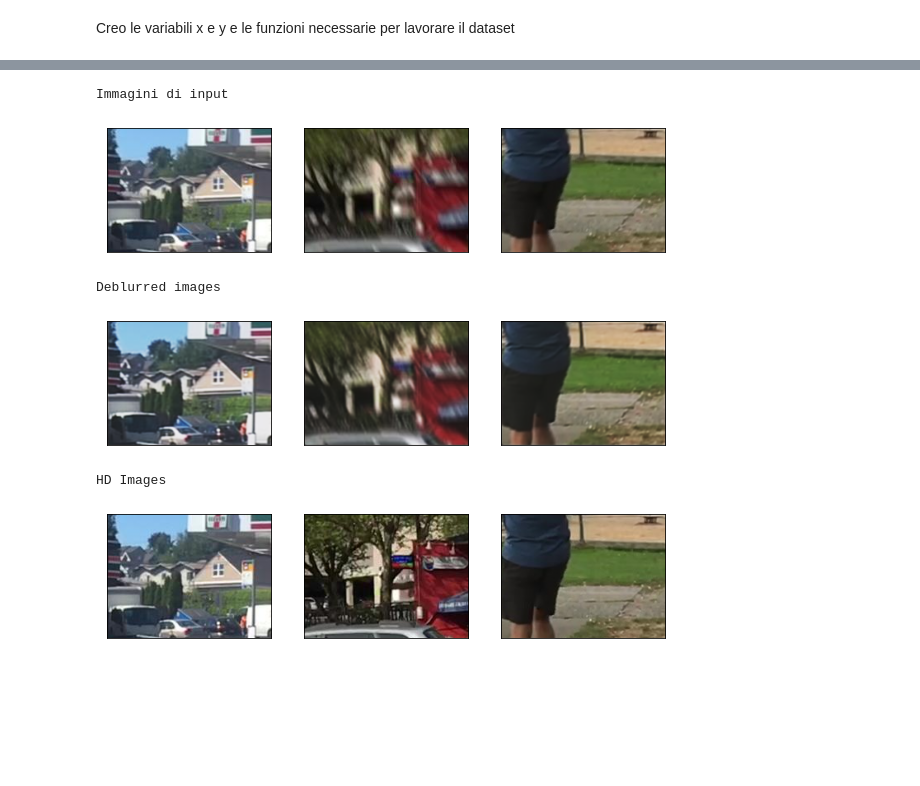
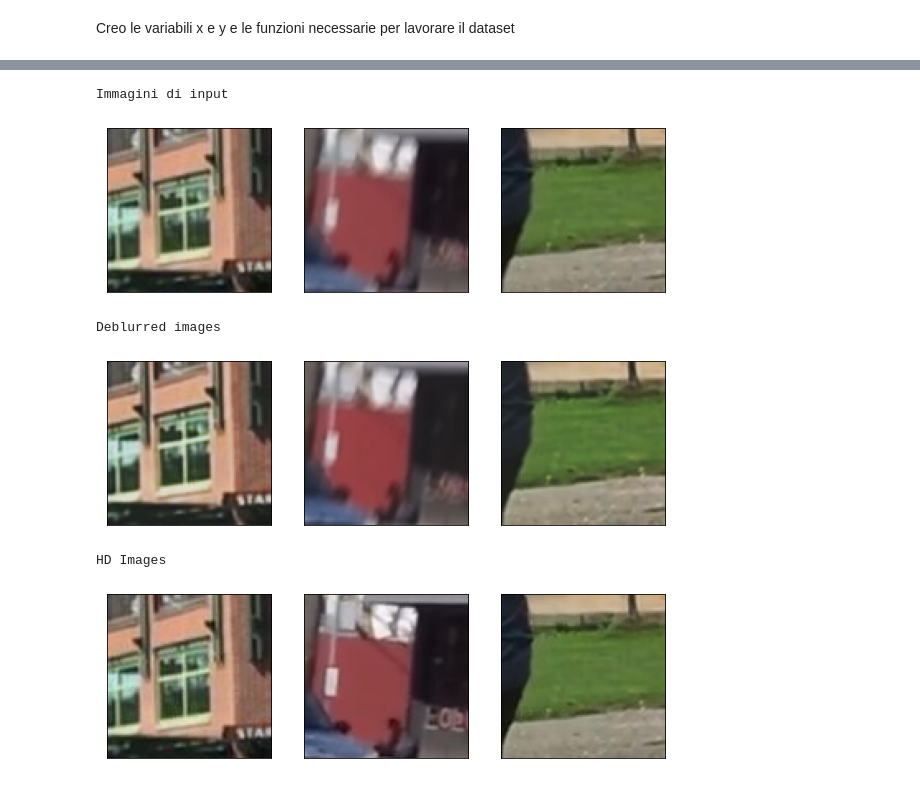
Before and after one commit to Francescolv99/Deep-Video-Deblurring, a Jupyter notebook: Image_Deblurring.ipynb, the cells around one changed output, grey strips where cells are left out. Cells and saved outputs as stored; diff of their text form; code cells hidden in the pictures; blank space fills up the shorter version.

```diff
--- a/Image_Deblurring.ipynb
+++ b/Image_Deblurring.ipynb
@@ -126,0 +137,21 @@ plt.show()
+# %%
+import matplotlib.pyplot as plt
+
+plt.figure(figsize = (10, 10))
+print('Immagini di input')
+for i in range(2):
+    plt.subplot(1, 2, i+1)
+    plt.xticks([])
+    plt.yticks([])
+    plt.grid(False)
+    plt.imshow(x[i], cmap=plt.cm.binary)
+plt.show()
+plt.figure(figsize = (10, 10))
+print('Immagini definite')
+for i in range(2):
+    plt.subplot(1,2, i + 1)
+    plt.xticks([])
+    plt.yticks([])
+    plt.grid(False)
+    plt.imshow(y[i], cmap=plt.cm.binary)
+plt.show()
@@ -142,7 +178,7 @@ del y
 from keras import models, layers
 model = models.Sequential()
 #encode
-model.add(layers.Conv2D(64, (2, 2), strides = 1, padding = 'same', input_shape = (152, 200, 3)))
+model.add(layers.Conv2D(64, (2, 2), strides = 1, padding = 'same', input_shape = (100, 100, 3)))
 model.add(layers.Conv2D(32, (2, 2), strides = 1, padding = 'same'))
 model.add(layers.Conv2D(16, (2, 2), strides = 1, padding = 'same'))
 #latent
@@ -177,12 +213,11 @@ _________________________________________________________________
 # %%
 # train the model
 history = model.fit(
-    x=x_train,
-    y=y_train,
-    epochs=10,
-    batch_size=64,
+    x=x_train.reshape(-1, 100, 100, 3),
+    y=y_train.reshape(-1, 100, 100, 3),
+    epochs=1000,
     verbose = 1,
-    shuffle=True,
-    validation_data=(x_test, y_test),
+    #shuffle=True,
+    validation_data=(x_test.reshape(-1, 100, 100, 3), y_test.reshape(-1, 100, 100, 3)),
 )
 # %% [output]
@@ -233,37 +265,36 @@ mse: 0.32%
 # %%
-decoded_imgs = model.predict(x_test)
-
+decoded_imgs = model.predict(x_test.reshape(-1, 100, 100, 3))
 plt.figure(figsize = (10, 10))
 print('Immagini di input')
 for i in range(3):
     plt.subplot(1, 3, i+1)
     plt.xticks([])
     plt.yticks([])
     plt.grid(False)
     plt.imshow(x_test[i], cmap=plt.cm.binary)
 plt.show()
 plt.figure(figsize = (10, 10))
 print('Deblurred images')
 for i in range(3):
     plt.subplot(1, 3, i + 1)
     plt.xticks([])
     plt.yticks([])
     plt.grid(False)
     plt.imshow(decoded_imgs[i], cmap=plt.cm.binary)
 plt.show()
 plt.figure(figsize = (10, 10))
 print('HD Images')
 for i in range(3):
     plt.subplot(1, 3, i + 1)
     plt.xticks([])
     plt.yticks([])
     plt.grid(False)
     plt.imshow(y_test[i], cmap=plt.cm.binary)
 plt.show()
 # %% [output]
 Immagini di input
-[figure, old version]
+[figure, new version]
 Deblurred images
-[figure, old version]
+[figure, new version]
 HD Images
-[figure, old version]
+[figure, new version]
```
Also changed, not shown: parts of 9 cells of this notebook.
